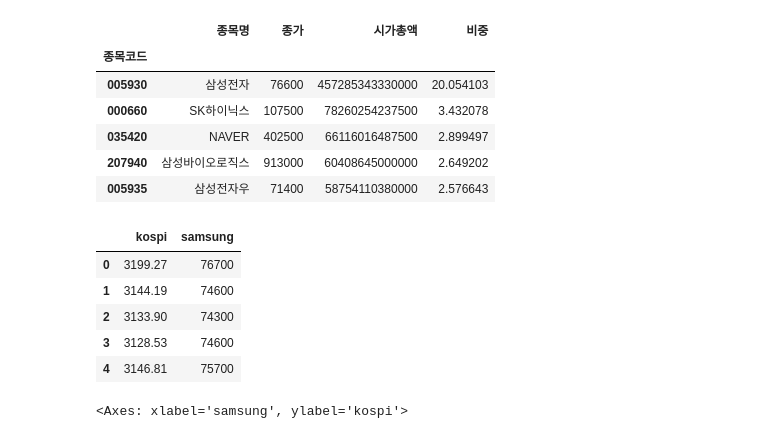
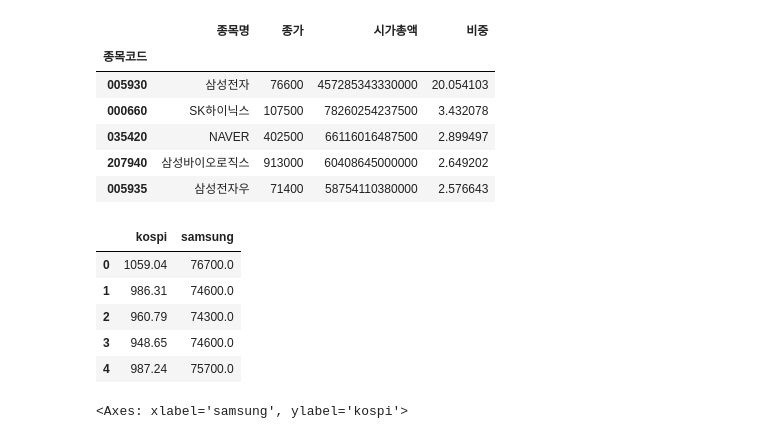
Before and after one commit to shs1018/iM_DiGital_Banker_academy, a Jupyter notebook: finance_data/금융데이터분석/step01_주식데이터분석.ipynb, the cells around one changed output. Saved outputs shown, nothing was run; the diff lists cells and outputs as text; code cells hidden in the pictures.

Commit message:
finance data updating

```diff
--- a/finance_data/금융데이터분석/step01_주식데이터분석.ipynb
+++ b/finance_data/금융데이터분석/step01_주식데이터분석.ipynb
@@ -125,19 +125,19 @@ df.sort_values('시가총액', ascending=False).head()
 # %%
 import numpy as np
 
 kospi = pd.read_excel("data/kospi.xlsx")
 samsung = pd.read_excel("data/samsung.xlsx")
 
-data = [ kospi['종가'], samsung['종가'] ]
+data = [ kospi['Close'], samsung['종가'] ]
 df = pd.concat(data, axis=1, keys=["kospi", "samsung"])
 df.head()
 # %% [output]
 |  | kospi | samsung |
-| 0 | 3199.27 | 76700 |
-| 1 | 3144.19 | 74600 |
-| 2 | 3133.90 | 74300 |
-| 3 | 3128.53 | 74600 |
-| 4 | 3146.81 | 75700 |
+| 0 | 1059.04 | 76700.0 |
+| 1 | 986.31 | 74600.0 |
+| 2 | 960.79 | 74300.0 |
+| 3 | 948.65 | 74600.0 |
+| 4 | 987.24 | 75700.0 |
 # %%
 df.plot.scatter(x='samsung', y='kospi')
 # %% [output]
```
Also changed, not shown: 2 other files.
